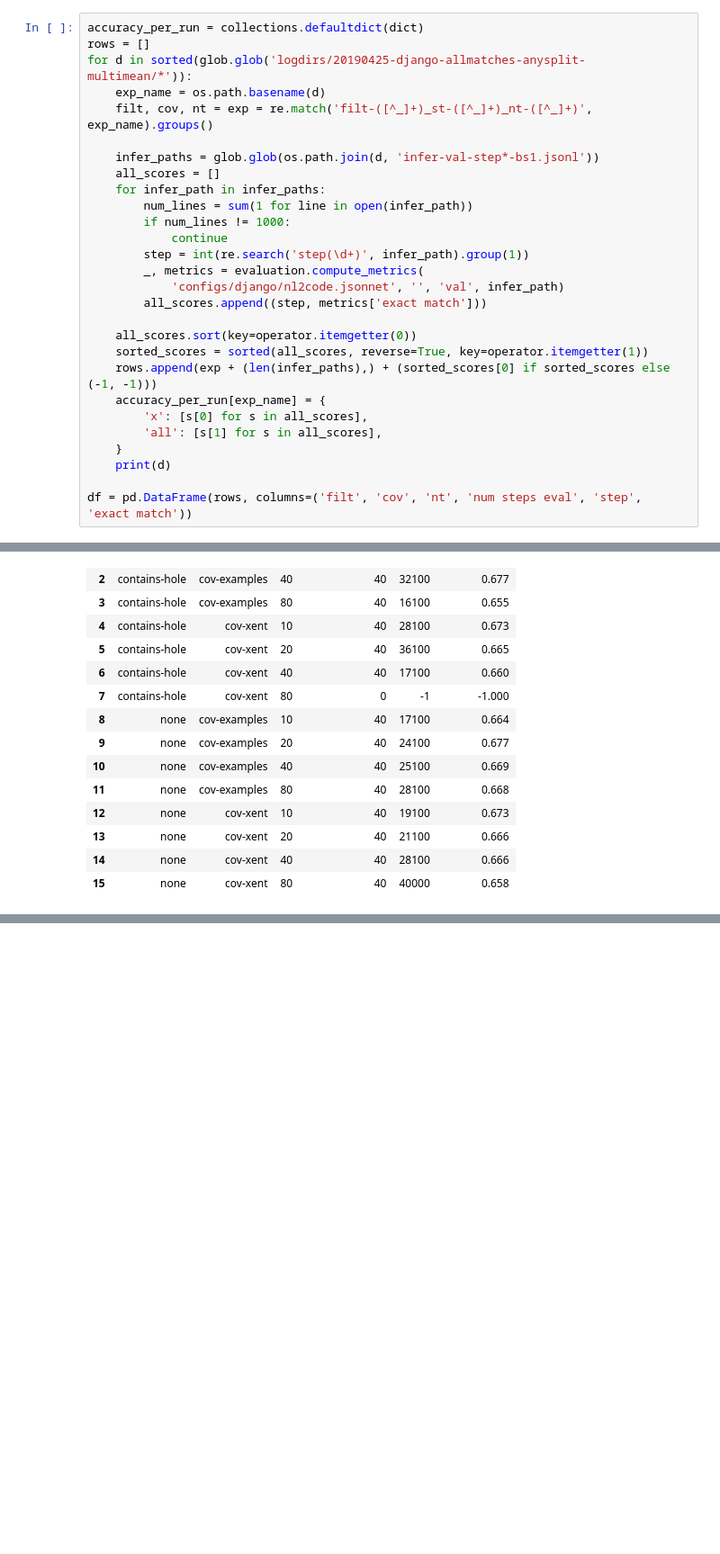
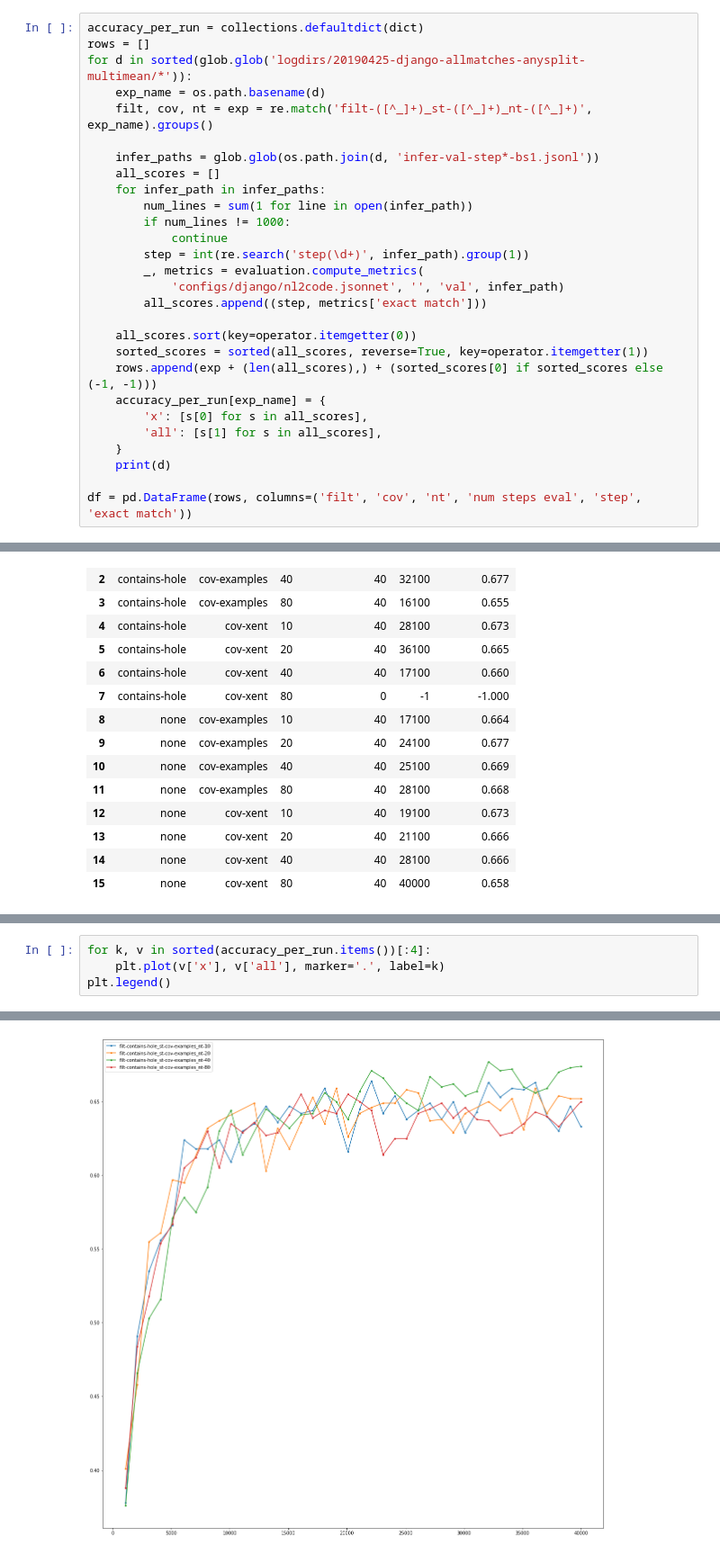
Before and after one commit to rshin/seq2struct, a Jupyter notebook: notebooks/django_idioms_multilabel_20190425.ipynb, the cells around one changed output, grey strips where cells are left out. Shown at 90% size. Drawn from its saved outputs; the diff is of its cells as text; blank space fills up the shorter version.

```diff
--- a/notebooks/django_idioms_multilabel_20190425.ipynb
+++ b/notebooks/django_idioms_multilabel_20190425.ipynb
@@ -39,7 +37,7 @@ for d in sorted(glob.glob('logdirs/20190425-django-allmatches-anysplit-multimean
 
     all_scores.sort(key=operator.itemgetter(0))
     sorted_scores = sorted(all_scores, reverse=True, key=operator.itemgetter(1))
-    rows.append(exp + (len(infer_paths),) + (sorted_scores[0] if sorted_scores else (-1, -1)))
+    rows.append(exp + (len(all_scores),) + (sorted_scores[0] if sorted_scores else (-1, -1)))
     accuracy_per_run[exp_name] = {
         'x': [s[0] for s in all_scores],
         'all': [s[1] for s in all_scores],
@@ -93,0 +93,5 @@ NameError: name 'plt' is not defined
+# %%
+for k, v in sorted(accuracy_per_run.items())[:4]:
+    plt.plot(v['x'], v['all'], marker='.', label=k)
+plt.legend()
+# %% [output]
@@ -93,0 +99 @@ NameError: name 'plt' is not defined
+[figure, added]
```
Also changed, not shown: parts of 5 cells of this notebook.
